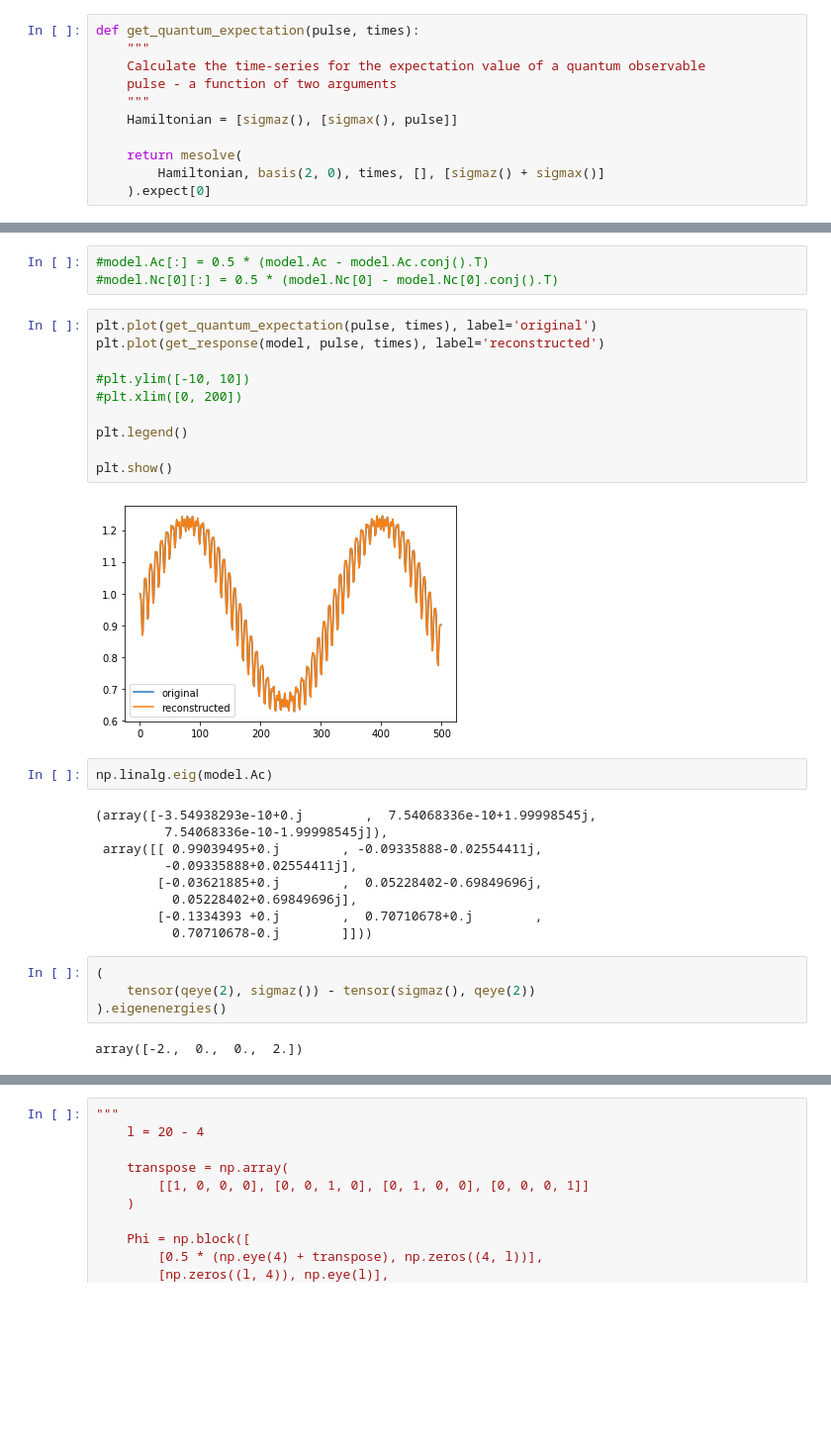
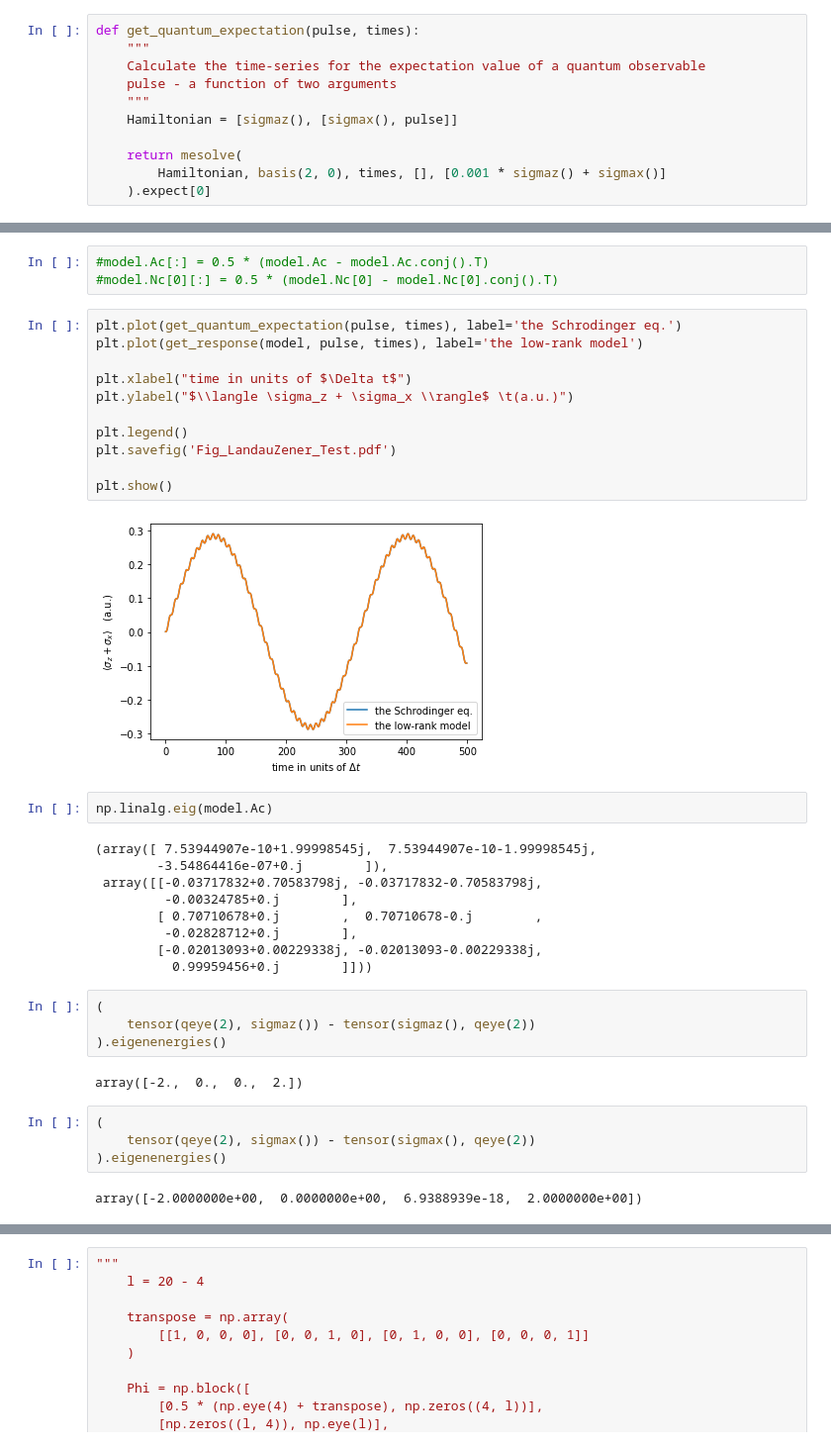
Before and after one commit to dibondar/QSystemIdentification, a Jupyter notebook: demo_bi_sys_landau_zeener.ipynb, the cells around one changed output, grey strips where cells are left out. Shown: that part at 99% size. Saved outputs shown, nothing was run; the diff lists cells and outputs as text; blank space fills up the shorter version.

```diff
--- a/demo_bi_sys_landau_zeener.ipynb
+++ b/demo_bi_sys_landau_zeener.ipynb
@@ -13,7 +13,7 @@ def get_quantum_expectation(pulse, times):
     Hamiltonian = [sigmaz(), [sigmax(), pulse]]
 
     return mesolve(
-        Hamiltonian, basis(2, 0), times, [], [sigmaz() + sigmax()]
+        Hamiltonian, basis(2, 0), times, [], [0.001 * sigmaz() + sigmax()]
     ).expect[0]
 # %%
 p = 100
@@ -105,34 +107,41 @@ model = copy.deepcopy(reconstructed)
 #model.Ac[:] = 0.5 * (model.Ac - model.Ac.conj().T)
 #model.Nc[0][:] = 0.5 * (model.Nc[0] - model.Nc[0].conj().T)
 # %%
-plt.plot(get_quantum_expectation(pulse, times), label='original')
-plt.plot(get_response(model, pulse, times), label='reconstructed')
+plt.plot(get_quantum_expectation(pulse, times), label='the Schrodinger eq.')
+plt.plot(get_response(model, pulse, times), label='the low-rank model')
 
-#plt.ylim([-10, 10])
-#plt.xlim([0, 200])
+plt.xlabel("time in units of $\Delta t$")
+plt.ylabel("$\\langle \sigma_z + \sigma_x \\rangle$ \t(a.u.)")
 
 plt.legend()
+plt.savefig('Fig_LandauZener_Test.pdf')
 
 plt.show()
 # %% [output]
-[figure, old version]
+[figure, new version]
 # %%
 np.linalg.eig(model.Ac)
 # %% [output]
-(array([-3.54938293e-10+0.j        ,  7.54068336e-10+1.99998545j,
-         7.54068336e-10-1.99998545j]),
- array([[ 0.99039495+0.j        , -0.09335888-0.02554411j,
-         -0.09335888+0.02554411j],
-        [-0.03621885+0.j        ,  0.05228402-0.69849696j,
-          0.05228402+0.69849696j],
-        [-0.1334393 +0.j        ,  0.70710678+0.j        ,
-          0.70710678-0.j        ]]))
+(array([ 7.53944907e-10+1.99998545j,  7.53944907e-10-1.99998545j,
+        -3.54864416e-07+0.j        ]),
+ array([[-0.03717832+0.70583798j, -0.03717832-0.70583798j,
+         -0.00324785+0.j        ],
+        [ 0.70710678+0.j        ,  0.70710678-0.j        ,
+         -0.02828712+0.j        ],
+        [-0.02013093+0.00229338j, -0.02013093-0.00229338j,
+          0.99959456+0.j        ]]))
 # %%
 (
     tensor(qeye(2), sigmaz()) - tensor(sigmaz(), qeye(2))
 ).eigenenergies()
 # %% [output]
 array([-2.,  0.,  0.,  2.])
+# %%
+(
+    tensor(qeye(2), sigmax()) - tensor(sigmax(), qeye(2))
+).eigenenergies()
+# %% [output]
+array([-2.0000000e+00,  0.0000000e+00,  6.9388939e-18,  2.0000000e+00])
 # %%
 np.linalg.eig(model.Nc[0])
 # %% [output]
```
Also changed, not shown: parts of 8 cells of this notebook, 3 other files.
